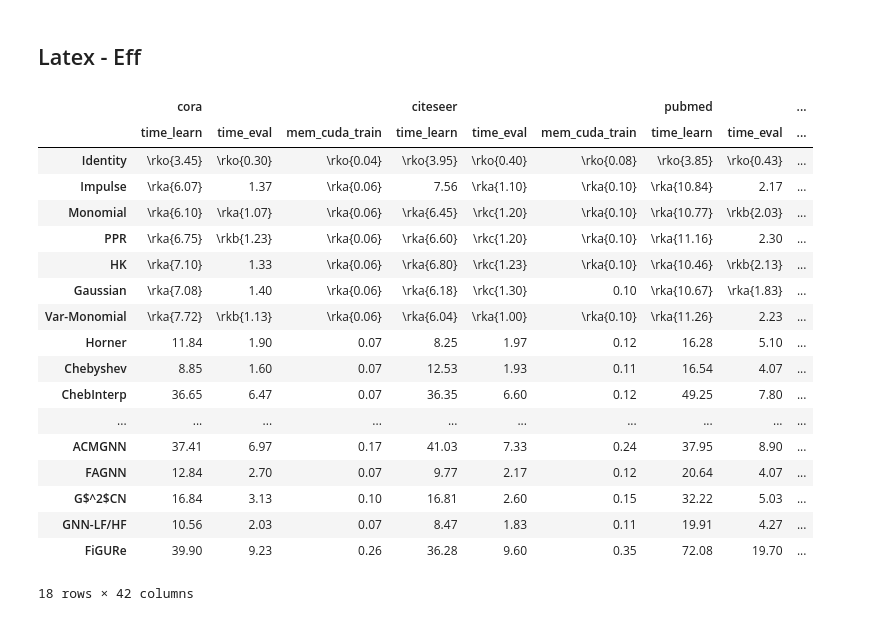
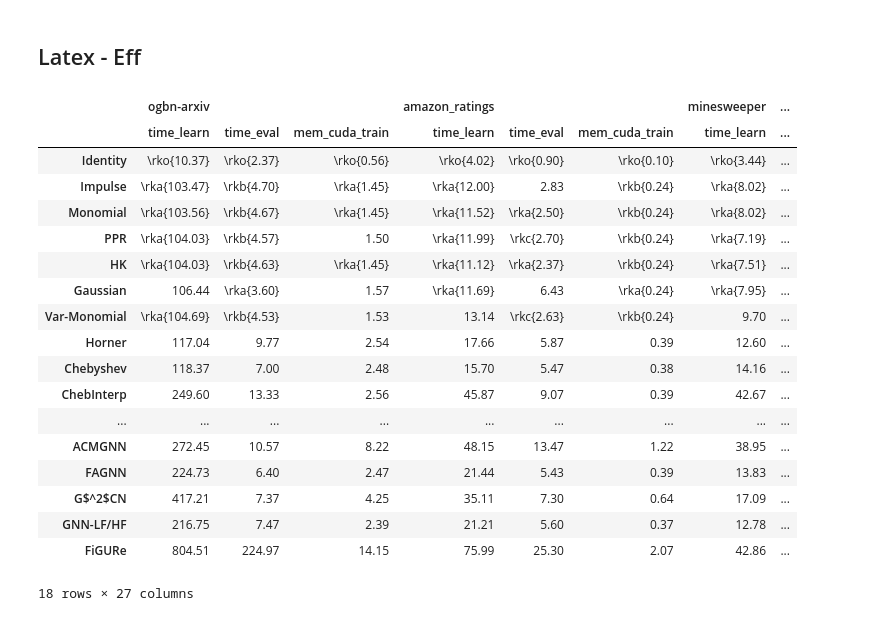
Before and after one commit to gdmnl/Spectral-GNN-Benchmark, a Jupyter notebook: examples/tab_res_fb.ipynb, the cells around one changed output. Drawn from its saved outputs; the diff is of its cells as text; code cells hidden in the pictures.

Commit message:
table updates

```diff
--- a/examples/tab_res_fb.ipynb
+++ b/examples/tab_res_fb.ipynb
@@ -26,6 +26,7 @@ tori
 # %%
 dlst = ["cora", "citeseer", "pubmed", "flickr", "chameleon_filtered", "squirrel_filtered", "actor", "roman_empire", \
-        "amazon_ratings", "minesweeper", "tolokers", "questions", "reddit", "penn94"]
+        "amazon_ratings", "minesweeper", "tolokers", "questions", "reddit", "penn94", \
+        "ogbn-arxiv", "arxiv-year", "genius", "twitch-gamer", "ogbn-mag"]
 id_cols = ["seed", 'data', 'model', 'conv',]
 m_cols = ['epoch_learn', 'time_learn', 'mem_ram_train', 'mem_cuda_train', 'f1micro_test', 'time_eval',]
 t = tori[tori['data'].isin(dlst)][id_cols+m_cols].sort_values(by=['data', 'model', 'conv', 'seed'])
@@ -136,8 +137,11 @@ def calc_ranks(mean, std, ascending=False, exc=[]):
 
 rk = ['a', 'b', 'c']
 # %%
-dlst_acc = dlst
+# dlst_acc = dlst
 # dlst_acc = ["cora", "citeseer", "pubmed", "flickr", "chameleon_filtered", "squirrel_filtered", "actor", "roman_empire"]
+# dlst_acc = ["cora", "citeseer", "pubmed", "flickr", "reddit", "chameleon_filtered", "squirrel_filtered", "actor", "roman_empire"]
+dlst_acc = ["ogbn-arxiv", "amazon_ratings", "minesweeper", "tolokers", "questions", "penn94", "arxiv-year", "genius", "twitch-gamer"]
+
 acc_str = pd.DataFrame(index=flst, columns=dlst_acc, dtype=str)
 for row in acc_str.index:
     for col in acc_str.columns:
@@ -148,6 +152,7 @@ for row in acc_str.index:
 
 # acc_str[acc_str.isna().any(axis=1)]
 # acc_str.dropna(inplace=True)
+acc_str.fillna('(OOM)', inplace=True)
 
 for col in acc_str.columns:
     mean = df.loc[df['data'] == col, ['name', 'f1micro_test_mean']].set_index('name')['f1micro_test_mean'].astype(float)
@@ -204,42 +209,46 @@ print()
 ## Latex - Eff
 # %%
 mlst = ["time_learn", "time_eval", "mem_cuda_train"]
-eff_str = pd.DataFrame(index=flst, columns=pd.MultiIndex.from_product([dlst, mlst]))
+dlst_eff = ["ogbn-arxiv", "amazon_ratings", "minesweeper", "tolokers", "questions", "penn94", "arxiv-year", "genius", "twitch-gamer"]
+eff_str = pd.DataFrame(index=flst, columns=pd.MultiIndex.from_product([dlst_eff, mlst]))
 
 for row in eff_str.index:
     for data, met in eff_str.columns:
         mean = df.loc[(df['name'] == row) & (df['data'] == data), met+'_mean'].values
         std = df.loc[(df['name'] == row) & (df['data'] == data), met+'_std'].values
         if len(mean) > 0:
             eff_str.loc[row, (data, met)] = f"{mean[0]:.2f}"
+        else:
+            eff_str.loc[row, (data, met)] = "-"
 
 for data,met in eff_str.columns:
     mean = df.loc[df['data'] == data, ['name', met+'_mean']].set_index('name')[met+'_mean'].astype(float)
     std  = df.loc[df['data'] == data, ['name', met+'_std']].set_index('name')[met+'_std'].astype(float)
-    rank = calc_ranks(mean, std, True, ['Identity'])
+    rko = ['Identity']
+    rank = calc_ranks(mean, std, True, rko)
     for i, rki in enumerate(rk):
         idx = rank[rank == i+1].index
         eff_str.loc[idx, (data, met)] = f'\\rk{rki}' + '{' + eff_str.loc[idx, (data, met)] + '}'
-    eff_str.loc[rank.isna(), (data, met)] = '\\rko{' + eff_str.loc[rank.isna(), (data, met)].astype(str) + '}'
+    eff_str.loc[rko, (data, met)] = '\\rko{' + eff_str.loc[rko, (data, met)].astype(str) + '}'
 
 eff_str
 # %% [output]
-|  | cora |  |  | citeseer |  |  | pubmed |  | ... |
-|  | time_learn | time_eval | mem_cuda_train | time_learn | time_eval | mem_cuda_train | time_learn | time_eval | ... |
-| Identity | \rko{3.45} | \rko{0.30} | \rko{0.04} | \rko{3.95} | \rko{0.40} | \rko{0.08} | \rko{3.85} | \rko{0.43} | ... |
-| Impulse | \rka{6.07} | 1.37 | \rka{0.06} | 7.56 | \rka{1.10} | \rka{0.10} | \rka{10.84} | 2.17 | ... |
-| Monomial | \rka{6.10} | \rka{1.07} | \rka{0.06} | \rka{6.45} | \rkc{1.20} | \rka{0.10} | \rka{10.77} | \rkb{2.03} | ... |
-| PPR | \rka{6.75} | \rkb{1.23} | \rka{0.06} | \rka{6.60} | \rkc{1.20} | \rka{0.10} | \rka{11.16} | 2.30 | ... |
-| HK | \rka{7.10} | 1.33 | \rka{0.06} | \rka{6.80} | \rkc{1.23} | \rka{0.10} | \rka{10.46} | \rkb{2.13} | ... |
-| Gaussian | \rka{7.08} | 1.40 | \rka{0.06} | \rka{6.18} | \rkc{1.30} | 0.10 | \rka{10.67} | \rka{1.83} | ... |
-| Var-Monomial | \rka{7.72} | \rkb{1.13} | \rka{0.06} | \rka{6.04} | \rka{1.00} | \rka{0.10} | \rka{11.26} | 2.23 | ... |
-| Horner | 11.84 | 1.90 | 0.07 | 8.25 | 1.97 | 0.12 | 16.28 | 5.10 | ... |
-| Chebyshev | 8.85 | 1.60 | 0.07 | 12.53 | 1.93 | 0.11 | 16.54 | 4.07 | ... |
-| ChebInterp | 36.65 | 6.47 | 0.07 | 36.35 | 6.60 | 0.12 | 49.25 | 7.80 | ... |
-| ... | ... | ... | ... | ... | ... | ... | ... | ... | ... |
-| ACMGNN | 37.41 | 6.97 | 0.17 | 41.03 | 7.33 | 0.24 | 37.95 | 8.90 | ... |
-| FAGNN | 12.84 | 2.70 | 0.07 | 9.77 | 2.17 | 0.12 | 20.64 | 4.07 | ... |
-| G$^2$CN | 16.84 | 3.13 | 0.10 | 16.81 | 2.60 | 0.15 | 32.22 | 5.03 | ... |
-| GNN-LF/HF | 10.56 | 2.03 | 0.07 | 8.47 | 1.83 | 0.11 | 19.91 | 4.27 | ... |
-| FiGURe | 39.90 | 9.23 | 0.26 | 36.28 | 9.60 | 0.35 | 72.08 | 19.70 | ... |
+|  | ogbn-arxiv |  |  | amazon_ratings |  |  | minesweeper | ... |
+|  | time_learn | time_eval | mem_cuda_train | time_learn | time_eval | mem_cuda_train | time_learn | ... |
+| Identity | \rko{10.37} | \rko{2.37} | \rko{0.56} | \rko{4.02} | \rko{0.90} | \rko{0.10} | \rko{3.44} | ... |
+| Impulse | \rka{103.47} | \rkb{4.70} | \rka{1.45} | \rka{12.00} | 2.83 | \rkb{0.24} | \rka{8.02} | ... |
+| Monomial | \rka{103.56} | \rkb{4.67} | \rka{1.45} | \rka{11.52} | \rka{2.50} | \rkb{0.24} | \rka{8.02} | ... |
+| PPR | \rka{104.03} | \rkb{4.57} | 1.50 | \rka{11.99} | \rkc{2.70} | \rkb{0.24} | \rka{7.19} | ... |
+| HK | \rka{104.03} | \rkb{4.63} | \rka{1.45} | \rka{11.12} | \rka{2.37} | \rkb{0.24} | \rka{7.51} | ... |
+| Gaussian | 106.44 | \rka{3.60} | 1.57 | \rka{11.69} | 6.43 | \rka{0.24} | \rka{7.95} | ... |
+| Var-Monomial | \rka{104.69} | \rkb{4.53} | 1.53 | 13.14 | \rkc{2.63} | \rkb{0.24} | 9.70 | ... |
+| Horner | 117.04 | 9.77 | 2.54 | 17.66 | 5.87 | 0.39 | 12.60 | ... |
+| Chebyshev | 118.37 | 7.00 | 2.48 | 15.70 | 5.47 | 0.38 | 14.16 | ... |
+| ChebInterp | 249.60 | 13.33 | 2.56 | 45.87 | 9.07 | 0.39 | 42.67 | ... |
+| ... | ... | ... | ... | ... | ... | ... | ... | ... |
+| ACMGNN | 272.45 | 10.57 | 8.22 | 48.15 | 13.47 | 1.22 | 38.95 | ... |
+| FAGNN | 224.73 | 6.40 | 2.47 | 21.44 | 5.43 | 0.39 | 13.83 | ... |
+| G$^2$CN | 417.21 | 7.37 | 4.25 | 35.11 | 7.30 | 0.64 | 17.09 | ... |
+| GNN-LF/HF | 216.75 | 7.47 | 2.39 | 21.21 | 5.60 | 0.37 | 12.78 | ... |
+| FiGURe | 804.51 | 224.97 | 14.15 | 75.99 | 25.30 | 2.07 | 42.86 | ... |
-18 rows × 42 columns
+18 rows × 27 columns
```
Also changed, not shown: parts of 7 cells of this notebook, 2 other files.
